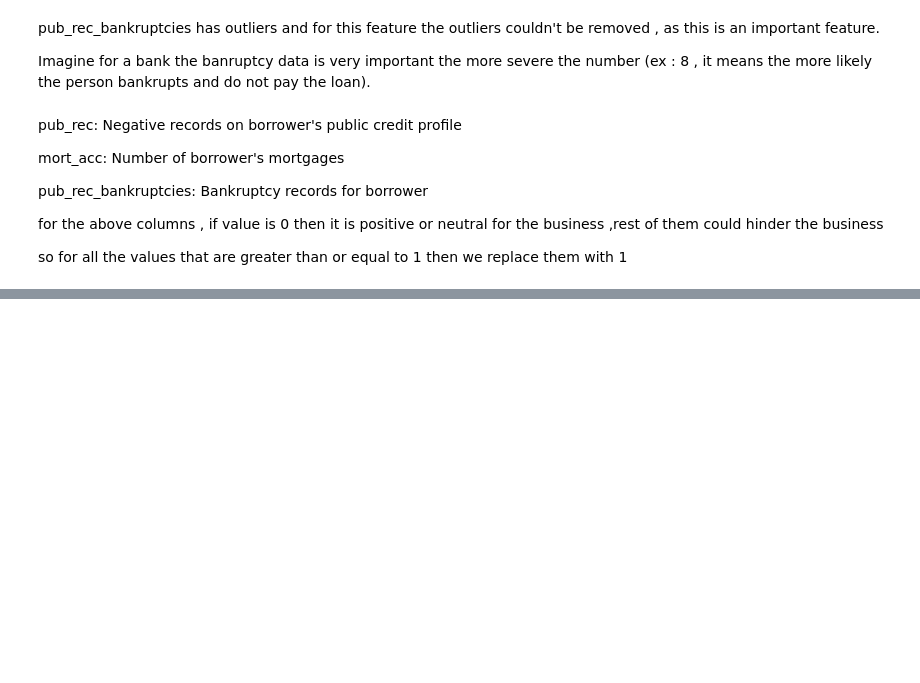
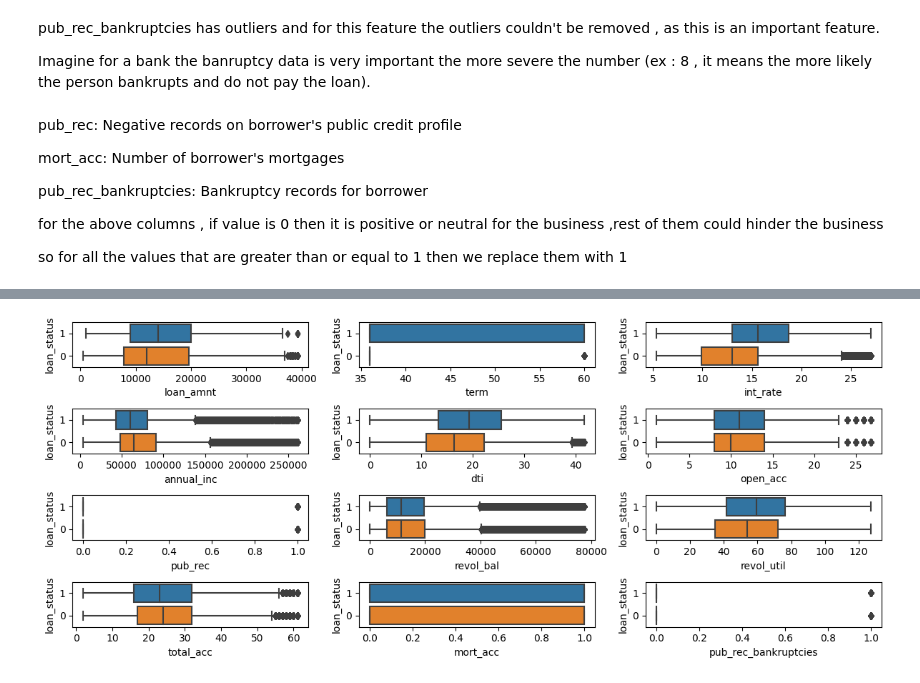
Before and after one commit to mahikshith/End-to-End-implementation-of-Loan-tap-classification, a Jupyter notebook: loan_tap_classification_m.ipynb, the cells around one changed output, grey strips where cells are left out. Saved outputs shown, nothing was run; the diff lists cells and outputs as text; code cells hidden in the pictures; blank space fills up the shorter version.

```diff
--- a/loan_tap_classification_m.ipynb
+++ b/loan_tap_classification_m.ipynb
@@ -468,0 +562,9 @@ Name: pub_rec, dtype: int64
+# %%
+# let's clip the upper and lower bound values instead of removing them :
+for each in num_cols:
+    mean = df[each].mean()
+    std = df[each].std()
+    lower = mean - 3*std
+    upper = mean + 3*std
+    df[each] = np.where(df[each] > upper, upper, df[each])
+    df[each] = np.where(df[each] < lower, lower, df[each])
@@ -468,0 +575,15 @@ Name: pub_rec, dtype: int64
+# %%
+# let's use iqr method for Null values  :
+
+num_cols = df.select_dtypes(include=np.number).columns
+num_cols
+
+fig, axs = plt.subplots(4, 3, figsize=(12, 5))
+
+for i, col in enumerate(num_cols):
+    sns.boxplot(y=df["loan_status"], x=df[col] ,ax=axs[i//3, i%3], orient='h')
+
+plt.tight_layout()
+plt.show()
+# %% [output]
+[figure, added]
```
Also changed, not shown: parts of 29 cells of this notebook.
